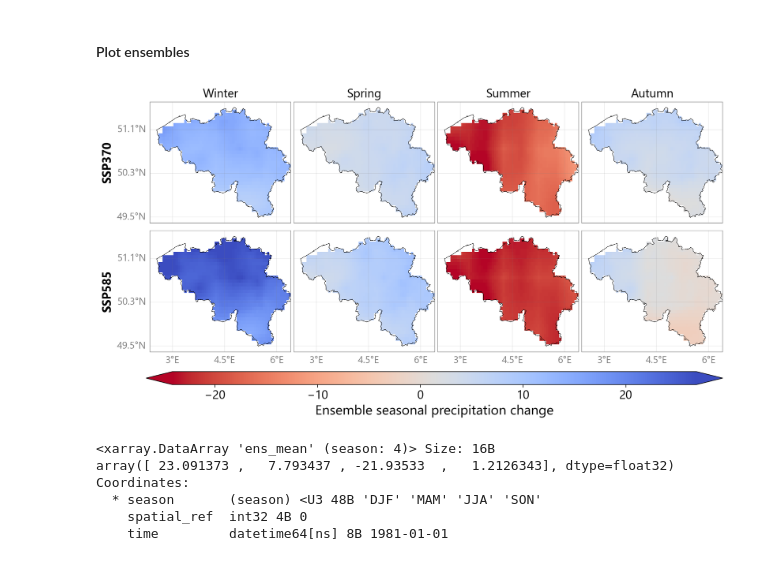
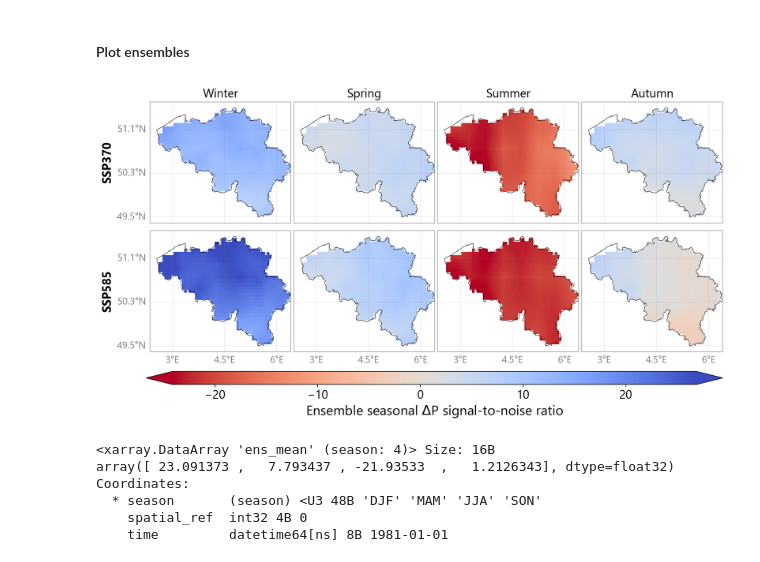
Before and after one commit to klekarkar/pre_post_process_mHM, a Jupyter notebook: scenario_hydromet_ISIMIP.ipynb, the cells around one changed output. Saved outputs shown, nothing was run; the diff lists cells and outputs as text; code cells hidden in the pictures.

```diff
--- a/scenario_hydromet_ISIMIP.ipynb
+++ b/scenario_hydromet_ISIMIP.ipynb
@@ -524,16 +524,16 @@ def plot_ensemble_stats(ensemble_stats, scenarios, seasons, ensemble_stat, shp,
 # %%
 scenarios = ['ssp370', 'ssp585']
 
 fig, axes, cb = plot_ensemble_stats(ensemble_statistics, scenarios,
                                      seasons, 'ens_mean', be_shp,
                                        cmap='coolwarm_r', snr_thresh=.90) #plasma_r, coolwarm, seismic_r
 
 cb.ax.set_xlabel('Ensemble seasonal $\Delta$P signal-to-noise ratio', fontsize=18)
-cb.ax.set_xlabel('Ensemble seasonal precipitation change', fontsize=18)
+# cb.ax.set_xlabel('Ensemble seasonal precipitation change', fontsize=18)
 #call plt.show()
 plt.show()
 # %% [output]
-[figure, old version]
+[figure, new version]
 # %%
 ensemble_statistics['ssp585']['ens_mean'].groupby('season').mean(dim=['lat', 'lon'])
 # %% [output]
```
Also changed, not shown: parts of 1 cell of this notebook, 5 other files.
